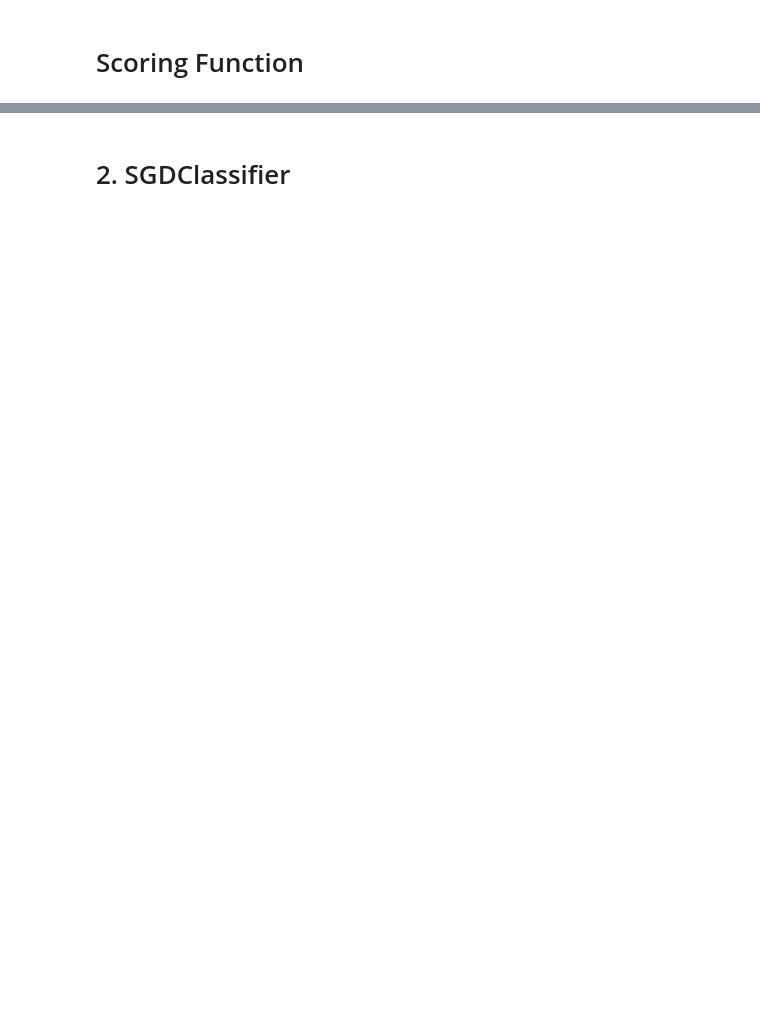
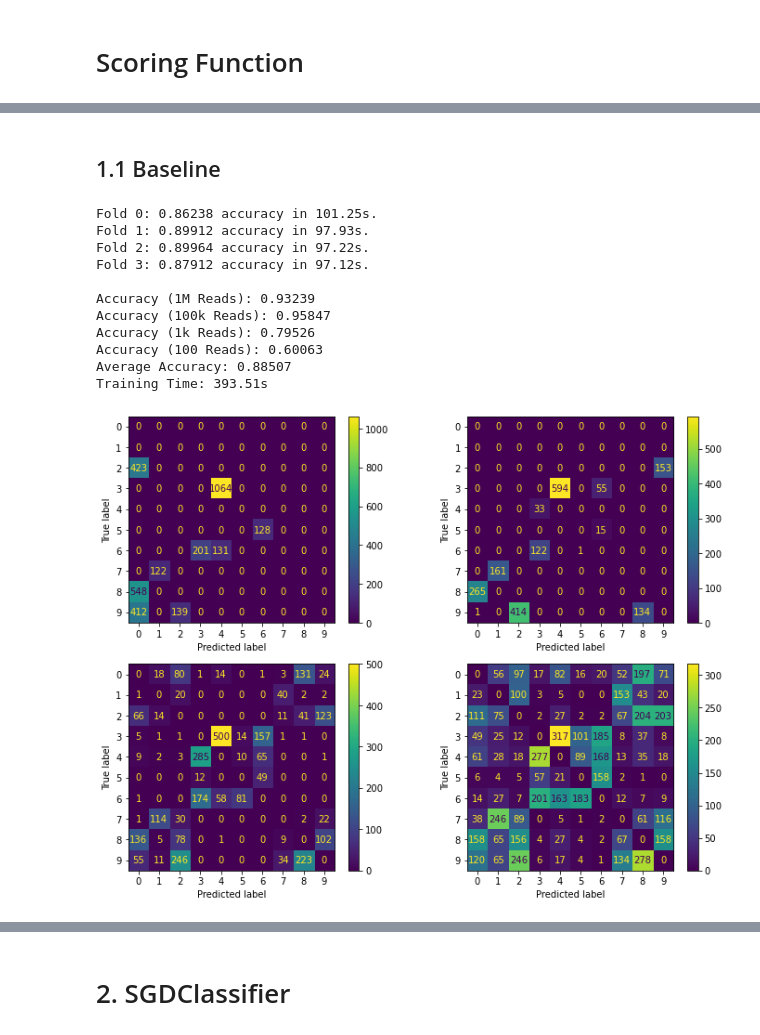
Before and after one commit to rsizem2/tabular-playground-series, a Jupyter notebook: tps-2022-02/notebooks/Baselines - Linear Classifiers.ipynb, the cells around one changed output, grey strips where cells are left out. Drawn from its saved outputs; the diff is of its cells as text; code cells hidden in the pictures; blank space fills up the shorter version.

```diff
--- a/tps-2022-02/notebooks/Baselines - Linear Classifiers.ipynb
+++ b/tps-2022-02/notebooks/Baselines - Linear Classifiers.ipynb
@@ -321,0 +138,18 @@ Training Time: 59.16s
+# %%
+from sklearn.metrics import ConfusionMatrixDisplay, confusion_matrix, accuracy_score
+import matplotlib.pyplot as plt
+
+def plot_confusion_matrix(true_values, pred_values, gcds, plot_title = "Confusion Matrix"):
+
+    gcd = [[1,10],[1000,10000]]
+
+    # Confusion matrix
+    fig, ax = plt.subplots(2, 2, figsize = (12,9))
+    for row in range(2):
+        for col in range(2):
+            idx = 2*row + col
+            cm = confusion_matrix(true_values[gcds == gcd[row][col]], pred_values[gcds == gcd[row][col]])
+            np.fill_diagonal(cm, 0)
+            disp = ConfusionMatrixDisplay(confusion_matrix = cm)
+            disp.plot(ax = ax[row,col])
+    plt.show()
@@ -321,0 +158,14 @@ Training Time: 59.16s
+# %%
+%%time
+from sklearn.preprocessing import LabelEncoder
+
+train = pd.read_feather('../data/train.feather')
+features = [x for x in train.columns if x not in ['row_id', 'target']]
+
+# Label encoding
+encoder = LabelEncoder()
+train['target'] = encoder.fit_transform(train['target'])
+train = remove_duplicates(train)
+train_gcds = gcd_of_all(get_histograms(train[features]))
+
+print(f'Training Samples: {len(train)}')
@@ -321,0 +188,28 @@ Training Time: 59.16s
+# %% [markdown]
+## 1.1 Baseline
+# %%
+# Logistic Regression
+oof_preds = score_model(
+    LogisticRegression(
+        penalty = 'none',
+        solver = 'saga',
+        n_jobs = -1,
+        random_state = RANDOM_SEED,
+    ),
+    MinMaxScaler()
+)
+
+plot_confusion_matrix(train['target'],oof_preds, train_gcds)
+# %% [output]
+Fold 0: 0.86238 accuracy in 101.25s.
+Fold 1: 0.89912 accuracy in 97.93s.
+Fold 2: 0.89964 accuracy in 97.22s.
+Fold 3: 0.87912 accuracy in 97.12s.
+
+Accuracy (1M Reads): 0.93239
+Accuracy (100k Reads): 0.95847
+Accuracy (1k Reads): 0.79526
+Accuracy (100 Reads): 0.60063
+Average Accuracy: 0.88507
+Training Time: 393.51s
+[figure, added]
```
Also changed, not shown: parts of 55 cells of this notebook, 4 other files.
